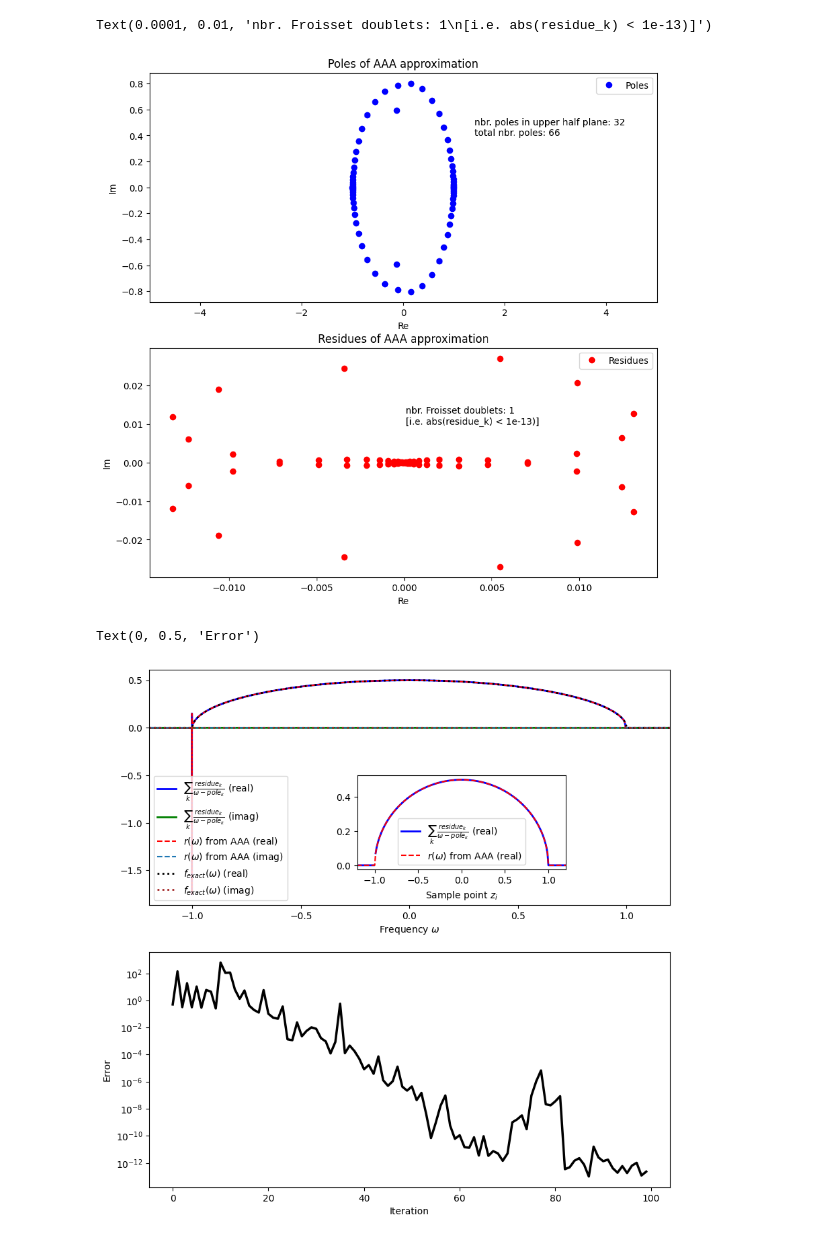
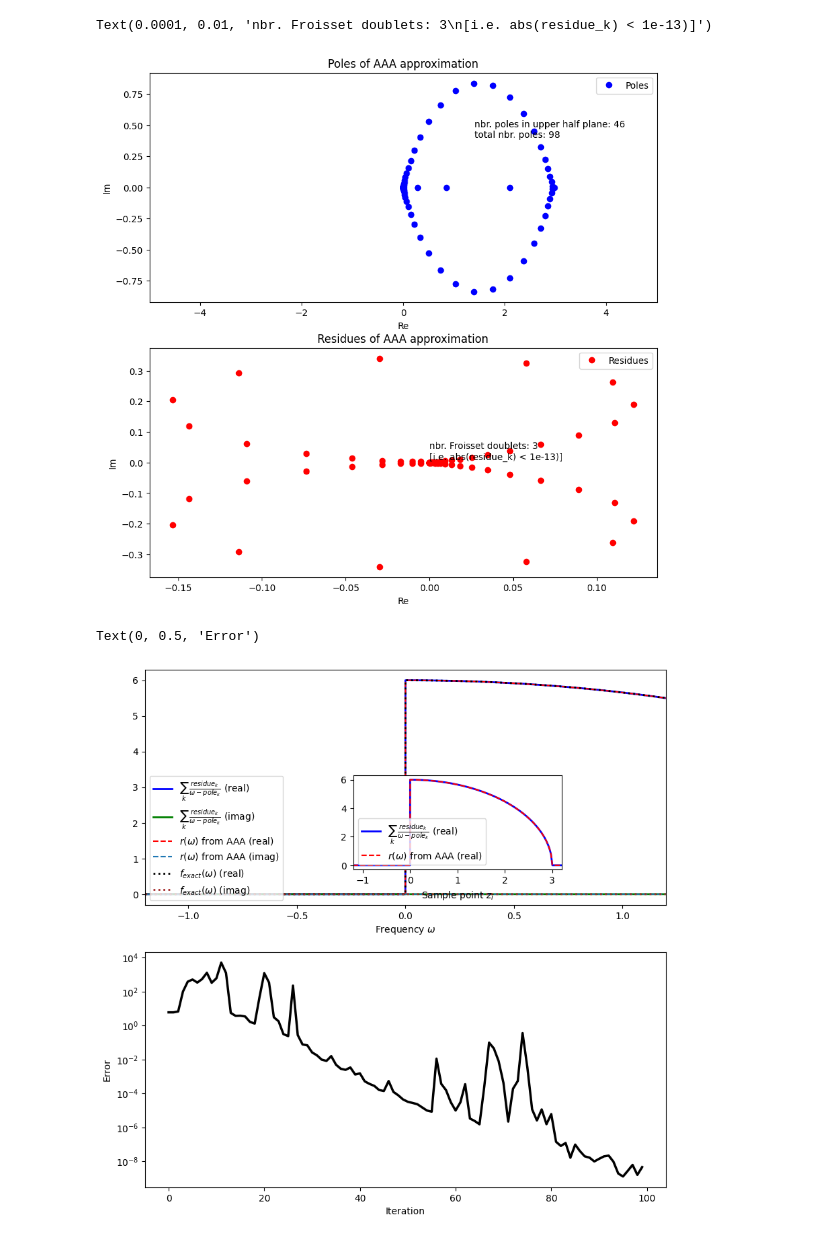
Before and after one commit to jthoenniss/RealTimeID, a Jupyter notebook: notebooks/aaa.ipynb, the cells around one changed output. Drawn from its saved outputs; the diff is of its cells as text; code cells hidden in the pictures.

```diff
--- a/notebooks/aaa.ipynb
+++ b/notebooks/aaa.ipynb
@@ -15,16 +17,18 @@ Project path successfully added.
 # %%
 #function that returns the spectral density
-def spec_dens(omega):
+"""def spec_dens(omega):
     omega = np.asarray(omega)  # Ensure omega is a NumPy array
     result = np.zeros_like(omega)  # Initialize result array with the same shape as omega
 
     mask = np.abs(omega) < 1  # Boolean mask for values where abs(omega) < 1
     result[mask] = np.sqrt(1 - omega[mask]**2)  # Apply the formula only where the condition is True
 
-    return result
+    return result"""
+
+spec_dens = lambda x: spec_dens_semi_circle(x, Gamma = 2, half_width=3)
 
 #set parameters
-params = KernelParams(spec_dens = spec_dens, n = 1000, m = 1000, N_max = 500, delta_t = 0.1, h = 0.01, beta = 0.0, phi = 0)
+params = KernelParams(spec_dens = spec_dens, n = 1000, m = 1000, N_max = 500, delta_t = 0.1, h = 0.01, beta = np.inf, phi = 0)
 # %%
 #explicitly get the fine frequency grid
 fine_grid, _, _ = initialize_fine_grid(params.get_param("m"), params.get_param("n"), params.get_param("h"), freq_parametrization= "simple_exp")
@@ -33,8 +37,13 @@ fine_grid, _, _ = initialize_fine_grid(params.get_param("m"), params.get_param("
 Z = np.concatenate((-fine_grid[::-1], fine_grid))
 
 # function values, determined by product of spectral density and Fermi Dirac distribution and Jacobian factor h*abs(x)
-func_exact = lambda x: spec_dens(x) * 1/(1 + np.exp(- params.get_param("beta") * x)) #* params.get_param("h") * abs(x)
+def func_exact(x):
+    f = spec_dens(x) * 1/(1 + np.exp(- params.get_param("beta") * x))
+    f = np.where(np.isnan(f), 0, f)
+    return f
+
 F = func_exact(Z)
+
 
 
 #perform AAA algorithm on spectral density multiplied with Fermi-Dirac distribution
@@ -109,8 +115,8 @@ axs[1].set_ylabel('Im')
 nbr_doublets = np.sum(np.abs(abs(residues)) < 1e-10)
 axs[1].text(.0001,.01, 'nbr. Froisset doublets: ' + str(nbr_doublets) + '\n' + '[i.e. abs(residue_k) < 1e-13)]')
 # %% [output]
-Text(0.0001, 0.01, 'nbr. Froisset doublets: 1\n[i.e. abs(residue_k) < 1e-13)]')
+Text(0.0001, 0.01, 'nbr. Froisset doublets: 3\n[i.e. abs(residue_k) < 1e-13)]')
-[figure, old version]
+[figure, new version]
 # %%
 #check that sum over residues divided by poles gives r(z)
 
@@ -129,35 +135,35 @@ vals_rational = r(x_range)
 
 
 #plot the real and imaginary part of r(x) and the real and imaginary part of r_check(x)
 #figure with two subplots
 fig, axs = plt.subplots(2, 1, figsize=(10, 10))
 
 axs[0].plot(x_range, vals_residues.real, label = r'$\sum_k \,\frac{residue_k }{ \omega - pole_k}$' + ' (real)' , linewidth = 2, color = "blue")
 axs[0].plot(x_range, vals_residues.imag, label = r'$\sum_k \,\frac{residue_k }{ \omega - pole_k}$' + ' (imag)' , linewidth = 2, color = "green")
 axs[0].plot(x_range, vals_rational.real, label = r'$r(\omega)$' + ' from AAA (real)' , linestyle = '--', color = "red")
 axs[0].plot(x_range, vals_rational.imag, label = r'$r(\omega)$' + ' from AAA (imag)' , linestyle = '--')
 axs[0].plot(x_range, vals_exact.real, label = r'$f_{exact}(\omega)$' + ' (real)' , linestyle = 'dotted', linewidth = 2, color = "black")
 axs[0].plot(x_range, vals_exact.imag, label = r'$f_{exact}(\omega)$' + ' (imag)' , linestyle = 'dotted', linewidth = 2, color = "brown")
 axs[0].legend(loc = "lower left")
 axs[0].set_xlabel('Frequency ' + r'$\omega$')
 axs[0].set_xlim(-1.2,1.2)
 #make inset plot
 axins = axs[0].inset_axes([0.4, 0.15, 0.4, 0.4])
 axins.plot(Z, np.array([r_check(z) for z in Z]).real, label = r'$\sum_k \,\frac{residue_k }{ \omega - pole_k}$' + ' (real)' , linewidth = 2, color = "blue")
 axins.plot(Z, r(Z).real, label = r'$r(\omega)$' + ' from AAA (real)' , linestyle = '--', color = "red")
-axins.set_xlim(-1.2,1.2)
+axins.set_xlim(-1.2,3.2)
 axins.legend()
 axins.set_xlabel('Sample point ' + r'$z_i$')
 
 
 #plot the error as function of iteration
 axs[1].plot(errors, label = 'Error', linewidth = 2.5, color = 'black')
 axs[1].set_yscale('log')
 axs[1].set_xlabel('Iteration')
 axs[1].set_ylabel('Error')
 # %% [output]
 Text(0, 0.5, 'Error')
-[figure, old version]
+[figure, new version]
 # %%
 #compute the Green's function as contiuous integral
 
```
Also changed, not shown: parts of 4 cells of this notebook, 13 other files.
